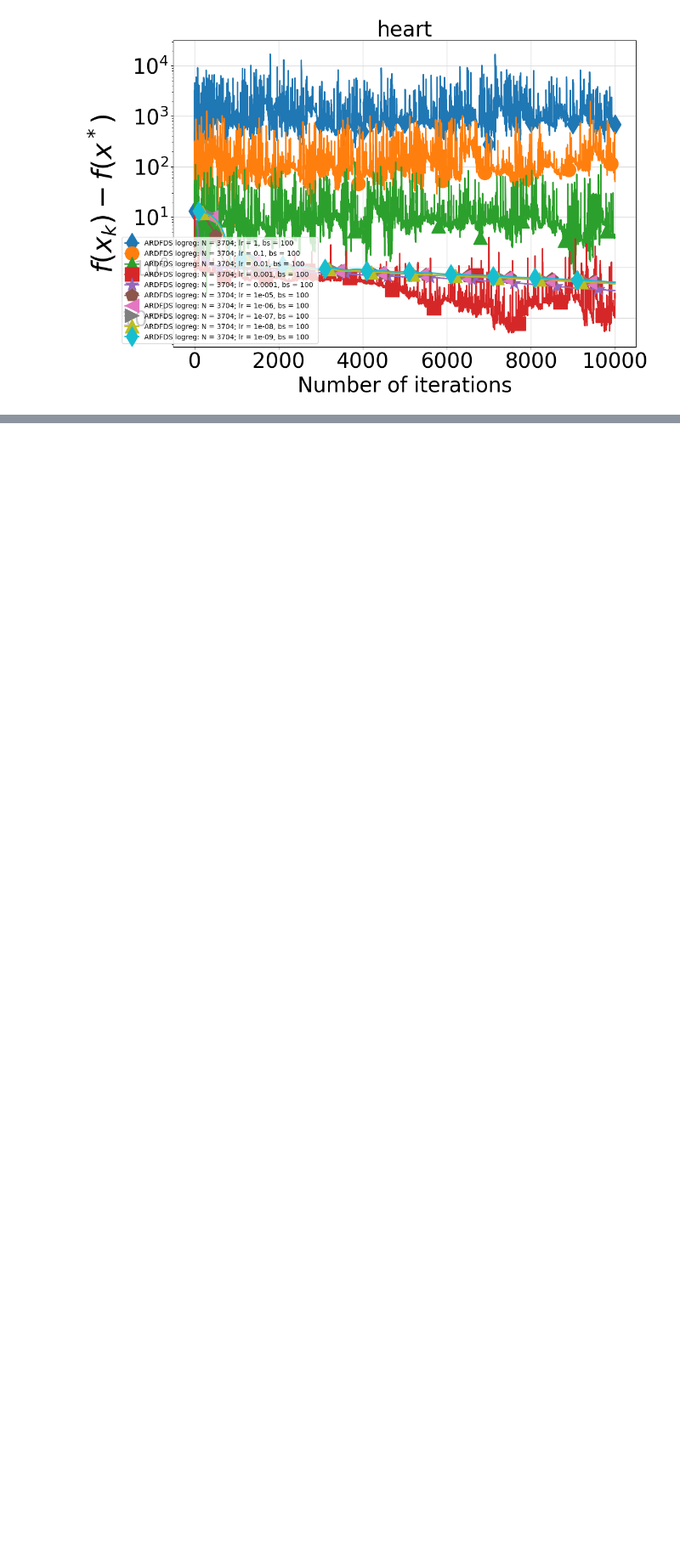
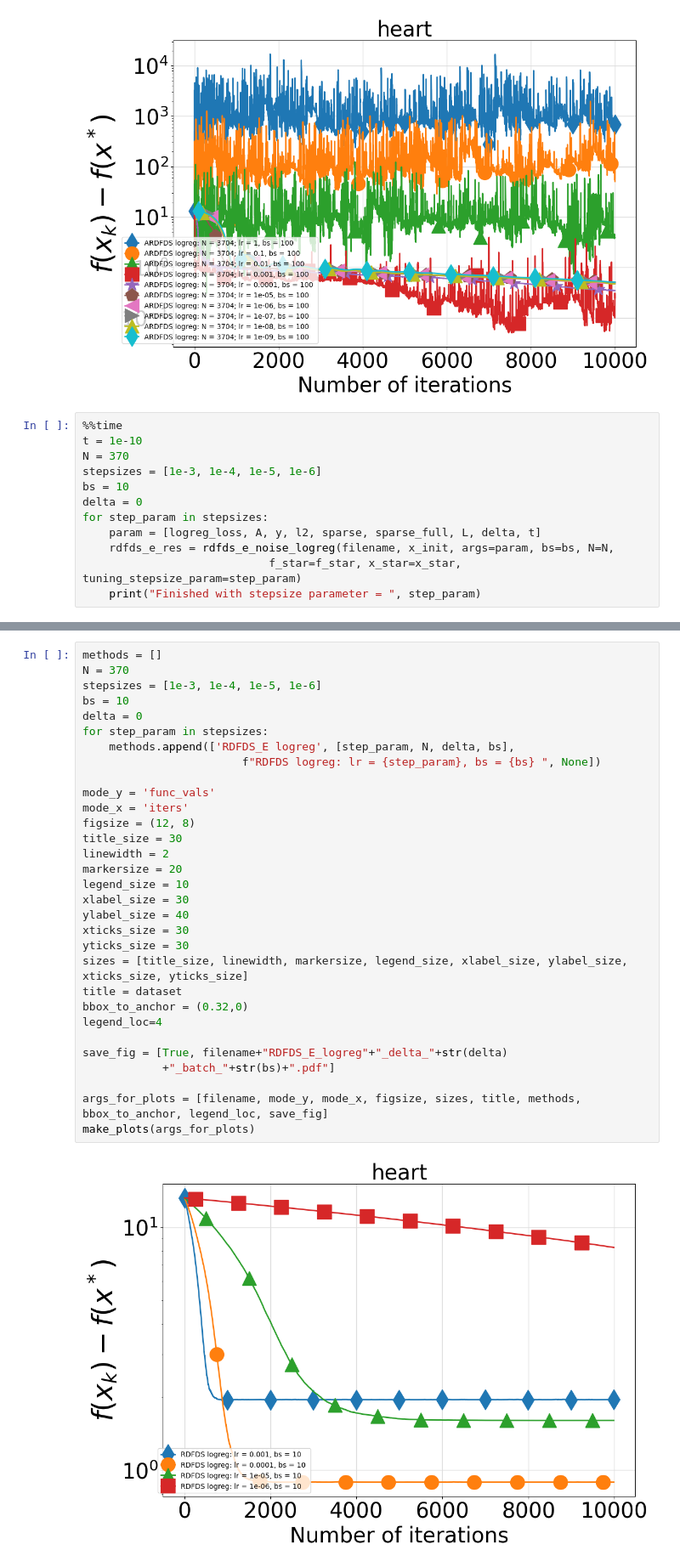
Before and after one commit to MetalistForever/ZO-AccSGD, a Jupyter notebook: experiments_logreg_hearts.ipynb, the cells around one changed output, grey strips where cells are left out. Shown at 85% size. Drawn from its saved outputs; the diff is of its cells as text; blank space fills up the shorter version.

```diff
--- a/experiments_logreg_hearts.ipynb
+++ b/experiments_logreg_hearts.ipynb
@@ -417,3 +417,15 @@ args_for_plots = [filename, mode_y, mode_x, figsize, sizes, title, methods, bbox
 make_plots(args_for_plots)
 # %% [output]
 [figure]
+# %%
+%%time
+t = 1e-10
+N = 370
+stepsizes = [1e-3, 1e-4, 1e-5, 1e-6]
+bs = 10
+delta = 0
+for step_param in stepsizes:
+    param = [logreg_loss, A, y, l2, sparse, sparse_full, L, delta, t]
+    rdfds_e_res = rdfds_e_noise_logreg(filename, x_init, args=param, bs=bs, N=N,
+                            f_star=f_star, x_star=x_star, tuning_stepsize_param=step_param)
+    print("Finished with stepsize parameter = ", step_param)
@@ -419,0 +439,33 @@ make_plots(args_for_plots)
+# %%
+methods = []
+N = 370
+stepsizes = [1e-3, 1e-4, 1e-5, 1e-6]
+bs = 10
+delta = 0
+for step_param in stepsizes:
+    methods.append(['RDFDS_E logreg', [step_param, N, delta, bs],
+                        f"RDFDS logreg: lr = {step_param}, bs = {bs} ", None])
+
+mode_y = 'func_vals'
+mode_x = 'iters'
+figsize = (12, 8)
+title_size = 30
+linewidth = 2
+markersize = 20
+legend_size = 10
+xlabel_size = 30
+ylabel_size = 40
+xticks_size = 30
+yticks_size = 30
+sizes = [title_size, linewidth, markersize, legend_size, xlabel_size, ylabel_size, xticks_size, yticks_size]
+title = dataset
+bbox_to_anchor = (0.32,0)
+legend_loc=4
+
+save_fig = [True, filename+"RDFDS_E_logreg"+"_delta_"+str(delta)
+            +"_batch_"+str(bs)+".pdf"]
+
+args_for_plots = [filename, mode_y, mode_x, figsize, sizes, title, methods, bbox_to_anchor, legend_loc, save_fig]
+make_plots(args_for_plots)
+# %% [output]
+[figure, added]
```
Also changed, not shown: parts of 6 cells of this notebook, 30 other files.
